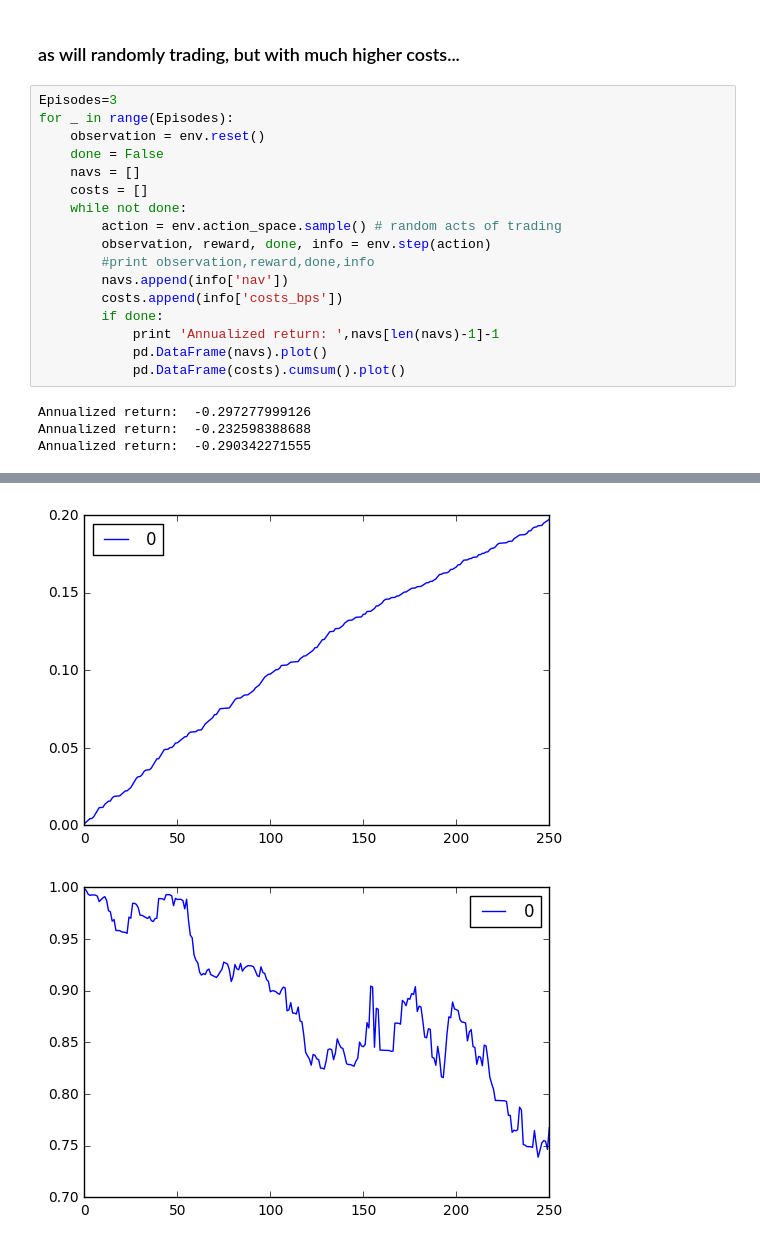
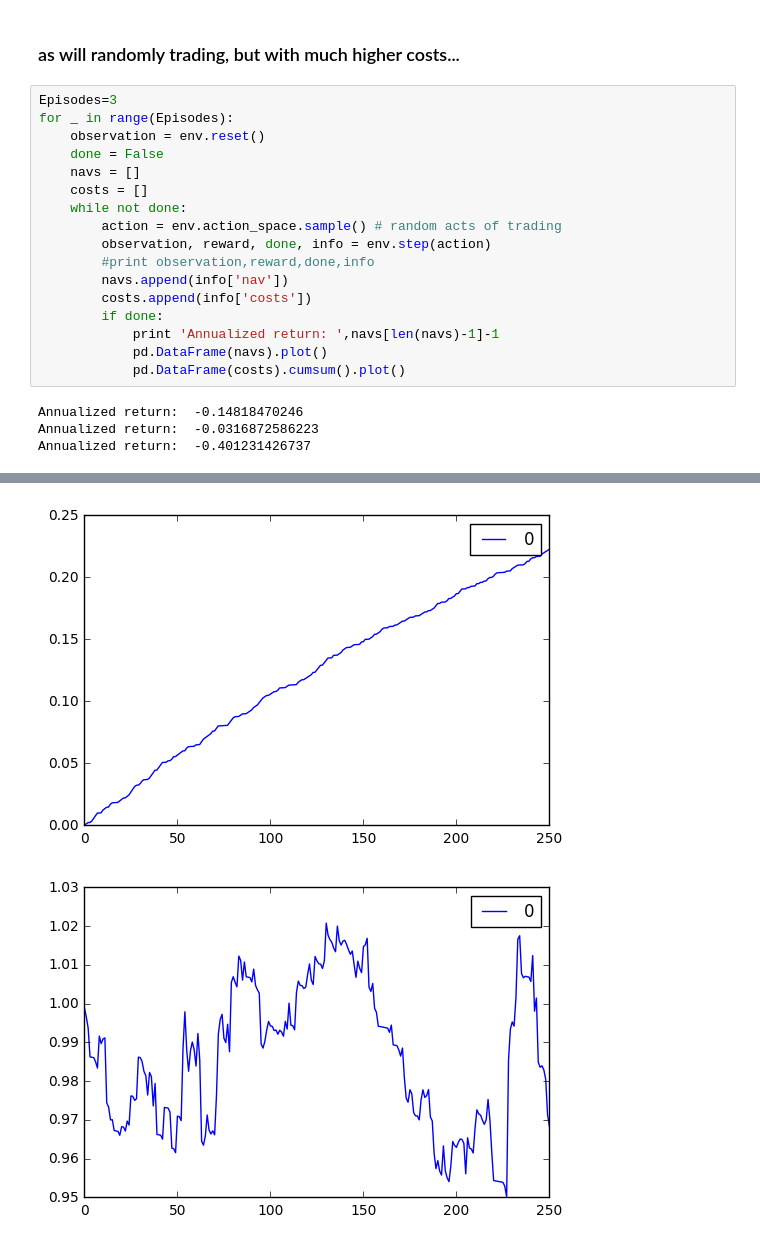
Before and after one commit to hackthemarket/gym-trading, a Jupyter notebook: gym_trading/envs/TradingEnv.ipynb, the cells around one changed output, grey strips where cells are left out. Drawn from its saved outputs; the diff is of its cells as text.

```diff
--- a/gym_trading/envs/TradingEnv.ipynb
+++ b/gym_trading/envs/TradingEnv.ipynb
@@ -100,12 +100,12 @@ for _ in range(Episodes):
         observation, reward, done, info = env.step(action)
         #print observation,reward,done,info
         navs.append(info['nav'])
-        costs.append(info['costs_bps'])
+        costs.append(info['costs'])
         if done:
             print 'Annualized return: ',navs[len(navs)-1]-1
             pd.DataFrame(navs).plot()
             pd.DataFrame(costs).cumsum().plot()
 # %% [output]
-Annualized return:  -0.297277999126
-Annualized return:  -0.232598388688
-Annualized return:  -0.290342271555
+Annualized return:  -0.14818470246
+Annualized return:  -0.0316872586223
+Annualized return:  -0.401231426737
@@ -113,2 +113,2 @@ Annualized return:  -0.290342271555
-[figure, old version]
+[figure, new version]
-[figure, old version]
+[figure, new version]
```
Also changed, not shown: parts of 6 cells of this notebook, 1 other file.
